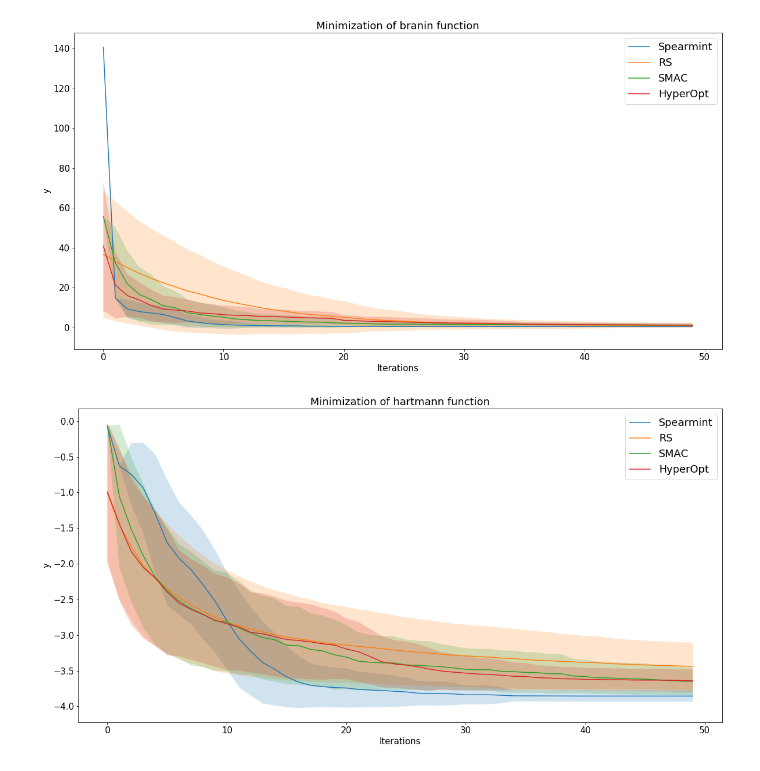
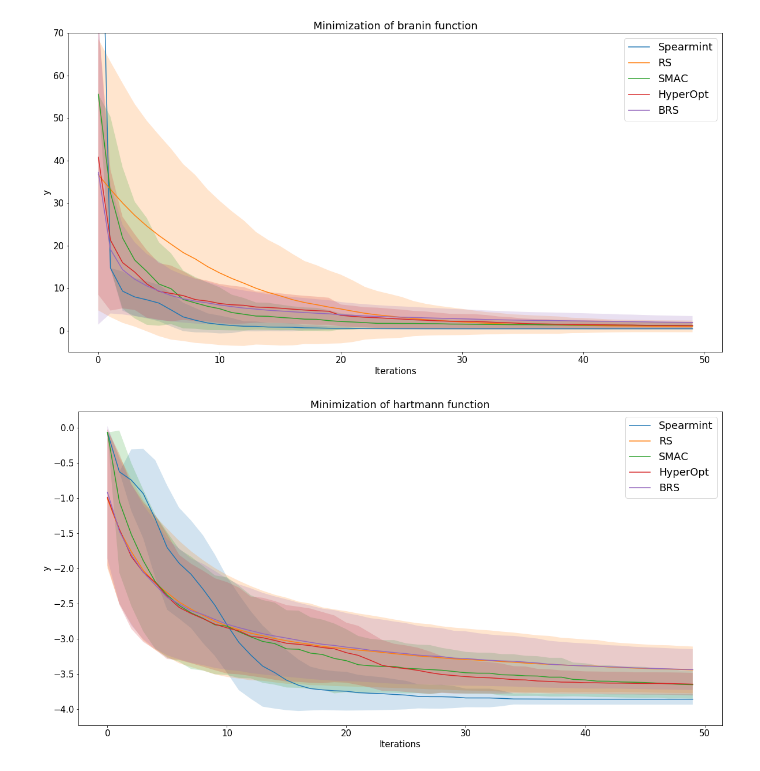
Before and after one commit to IlyaSolomatin/BayesOpt, a Jupyter notebook: Results/ResultPlotter.ipynb, the cells around one changed output. Drawn from its saved outputs; the diff is of its cells as text; code cells hidden in the pictures.

```diff
--- a/Results/ResultPlotter.ipynb
+++ b/Results/ResultPlotter.ipynb
@@ -15,48 +15,58 @@ font = {'family' : 'normal',
 
 matplotlib.rc('font', **font)
 
+CONF_INTERVALS = True
+
 fig = plt.figure(figsize=(20, 10))
-for optimizer in ["Spearmint","RS","SMAC","HyperOpt"]:
+for optimizer in ["Spearmint","RS","SMAC","HyperOpt","BRS"]:
 
     results = []
     if optimizer == "RS":
         csvFile = csv.reader(open("RSBranin(50iters,1000runs,R=0.05).csv", "rb"))
+    elif optimizer == "BRS":
+        csvFile = csv.reader(open("BRSBranin(50iters,1000runs).csv", "rb"))
     else:
         csvFile = csv.reader(open(optimizer+"Branin(50iters,100runs).csv", "rb"))
     for row in csvFile:
         results.append(row[1])
     results = map(float, results)
     if optimizer == "Spearmint":
         for i in range(len(results)-1,-1,-1):
             if np.isnan(results[i]):
                 del results[i]
     results = np.asarray(results)
-    if optimizer == "RS":
+    if optimizer == "RS" or optimizer == "BRS":
         results = np.reshape(results, (1000, 50)).T
     else:
         results = np.reshape(results, (100, 50)).T
     mean_results = []
     std = []
     for i in range(len(results)):
         mean_results.append(results[i].mean())
         std.append(np.std(results[i]))
     mean_results = np.asarray(mean_results).T
     plt.plot(range(len(mean_results)),mean_results,label=optimizer)
-    plt.fill_between(range(len(mean_results)), mean_results-std, mean_results+std, alpha=0.2)
+    if CONF_INTERVALS:
+        plt.fill_between(range(len(mean_results)), mean_results-std, mean_results+std, alpha=0.2)
+plt.ylim((-5,70))
 plt.ylabel("y")
 plt.xlabel("Iterations")
 plt.legend(fontsize='large')
 plt.title("Minimization of branin function")
 # plt.savefig('branin.pdf')
 # %% [output]
-[figure, old version]
+[figure, new version]
 # %%
+CONF_INTERVALS = True
+
 fig = plt.figure(figsize=(20, 10))
-for optimizer in ["Spearmint","RS","SMAC","HyperOpt"]:
+for optimizer in ["Spearmint","RS","SMAC","HyperOpt","BRS"]:
 
     results = []
     if optimizer == "RS":
         csvFile = csv.reader(open("RSHartmann(50iters,1000runs,R=0.49).csv", "rb"))
+    elif optimizer == "BRS":
+        csvFile = csv.reader(open("BRSHartmann(50iters,1000runs).csv", "rb"))
     else:
         csvFile = csv.reader(open(optimizer+"Hartmann(50iters,100runs).csv", "rb"))
     for row in csvFile:
@@ -67,7 +77,7 @@ for optimizer in ["Spearmint","RS","SMAC","HyperOpt"]:
             if np.isnan(results[i]):
                 del results[i]
     results = np.asarray(results)
-    if optimizer == "RS":
+    if optimizer == "RS" or optimizer == "BRS":
         results = np.reshape(results, (1000, 50)).T
     else:
         results = np.reshape(results, (100, 50)).T
@@ -78,11 +88,13 @@ for optimizer in ["Spearmint","RS","SMAC","HyperOpt"]:
         std.append(np.std(results[i]))
     mean_results = np.asarray(mean_results).T
     plt.plot(range(len(mean_results)),mean_results,label=optimizer)
-    plt.fill_between(range(len(mean_results)), mean_results-std, mean_results+std, alpha=0.2)
+    if CONF_INTERVALS:
+        plt.fill_between(range(len(mean_results)), mean_results-std, mean_results+std, alpha=0.2)
+# plt.ylim((0,70))
 plt.ylabel("y")
 plt.xlabel("Iterations")
 plt.legend(fontsize='large')
 plt.title("Minimization of hartmann function")
 # plt.savefig('hartmann.pdf')
 # %% [output]
-[figure, old version]
+[figure, new version]
```
Also changed, not shown: 2 other files.
